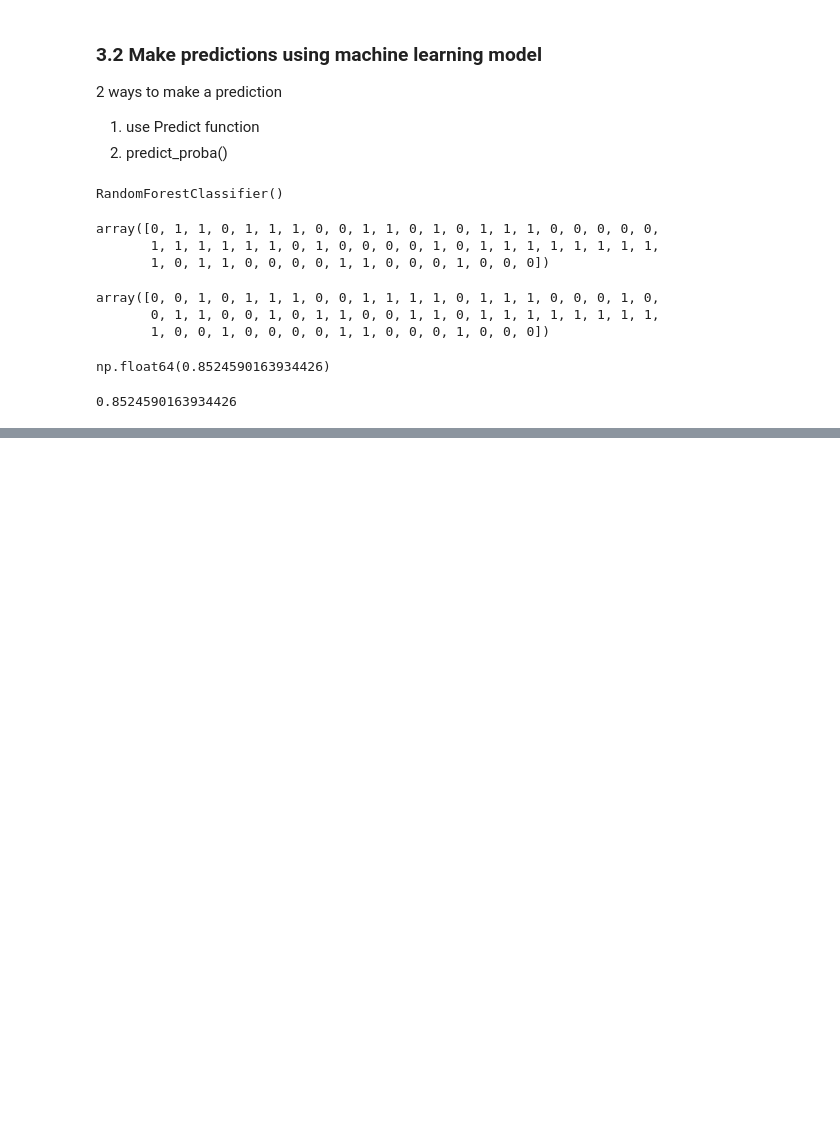
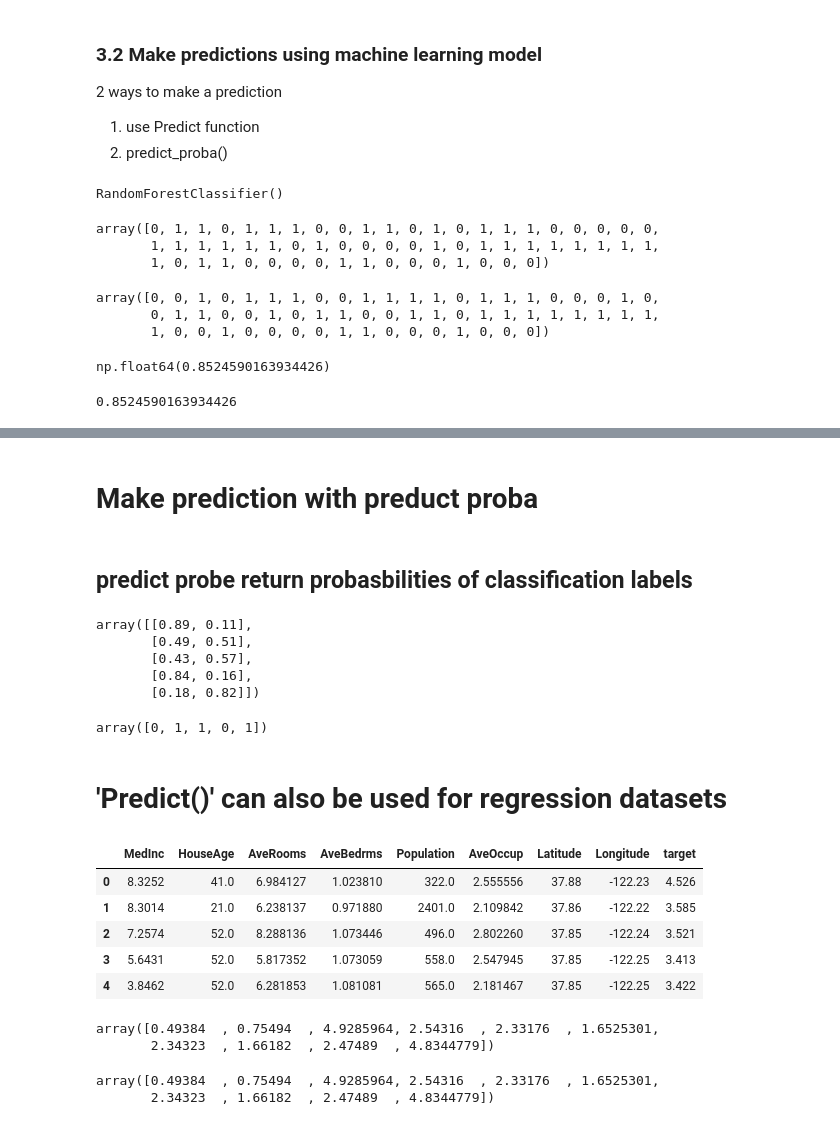
Before and after one commit to thesubodh1/Machine-Learning, a Jupyter notebook: scikit-learn-intro.ipynb, the cells around one changed output, grey strips where cells are left out. Drawn from its saved outputs; the diff is of its cells as text; code cells hidden in the pictures; blank space fills up the shorter version.

Commit message:
prediction part completed

```diff
--- a/scikit-learn-intro.ipynb
+++ b/scikit-learn-intro.ipynb
@@ -984,0 +957,52 @@ clf.score(x_test,y_test)
+# %% [markdown]
+# Make prediction with preduct proba
+# %% [markdown]
+## predict probe return probasbilities of classification labels
+# %%
+clf.predict_proba(x_test[:5])
+# %% [output]
+array([[0.89, 0.11],
+       [0.49, 0.51],
+       [0.43, 0.57],
+       [0.84, 0.16],
+       [0.18, 0.82]])
+# %%
+#lets predict on the same data
+clf.predict(x_test[:5])
+# %% [output]
+array([0, 1, 1, 0, 1])
+# %% [markdown]
+# 'Predict()' can also be used for regression datasets
+# %%
+housing_df.head()
+# %% [output]
+|  | MedInc | HouseAge | AveRooms | AveBedrms | Population | AveOccup | Latitude | Longitude | target |
+| 0 | 8.3252 | 41.0 | 6.984127 | 1.023810 | 322.0 | 2.555556 | 37.88 | -122.23 | 4.526 |
+| 1 | 8.3014 | 21.0 | 6.238137 | 0.971880 | 2401.0 | 2.109842 | 37.86 | -122.22 | 3.585 |
+| 2 | 7.2574 | 52.0 | 8.288136 | 1.073446 | 496.0 | 2.802260 | 37.85 | -122.24 | 3.521 |
+| 3 | 5.6431 | 52.0 | 5.817352 | 1.073059 | 558.0 | 2.547945 | 37.85 | -122.25 | 3.413 |
+| 4 | 3.8462 | 52.0 | 6.281853 | 1.081081 | 565.0 | 2.181467 | 37.85 | -122.25 | 3.422 |
+# %%
+from sklearn.ensemble import RandomForestRegressor
+
+np.random.seed(42)
+X = housing_df.drop("target",axis=1)
+Y = housing_df["target"]
+
+x_train,x_test,y_train,y_test = train_test_split(X,Y,test_size=0.2)
+
+model = RandomForestRegressor()
+
+model.fit(x_train,y_train)
+
+y_preds = model.predict(x_test)
+
+y_preds[:10]
+# %% [output]
+array([0.49384  , 0.75494  , 4.9285964, 2.54316  , 2.33176  , 1.6525301,
+       2.34323  , 1.66182  , 2.47489  , 4.8344779])
+# %%
+y_preds[:10]
+# %% [output]
+array([0.49384  , 0.75494  , 4.9285964, 2.54316  , 2.33176  , 1.6525301,
+       2.34323  , 1.66182  , 2.47489  , 4.8344779])
```
Also changed, not shown: parts of 22 cells of this notebook.
